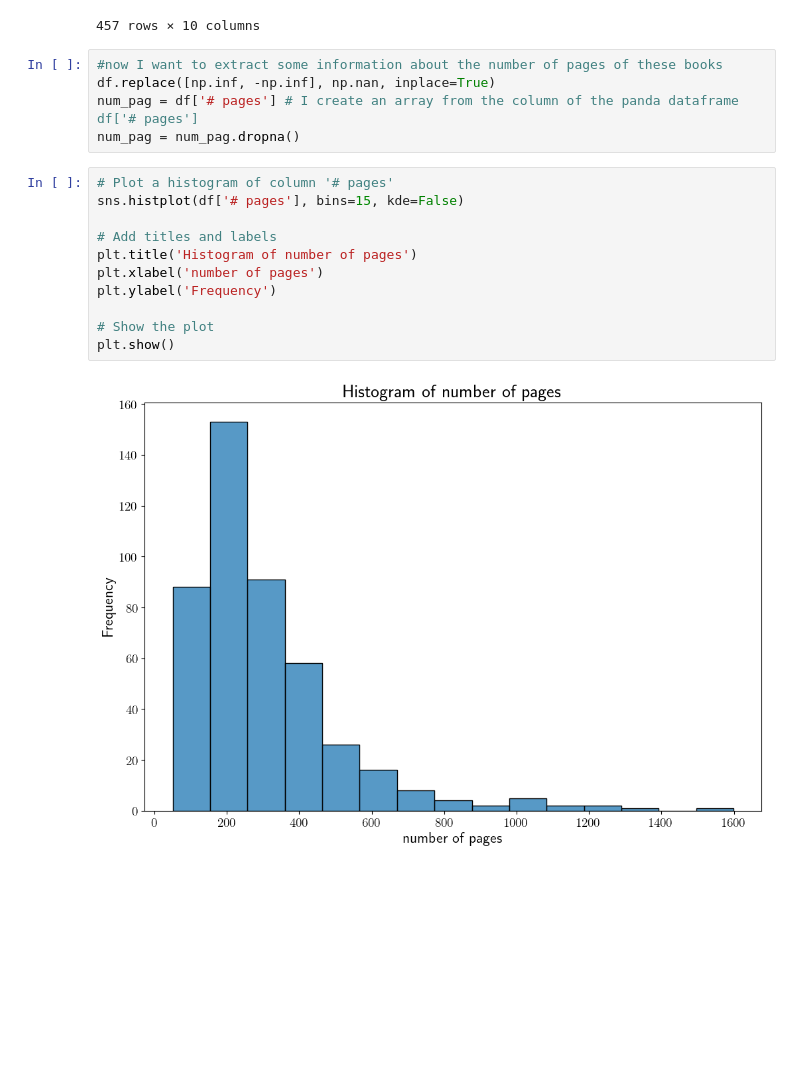
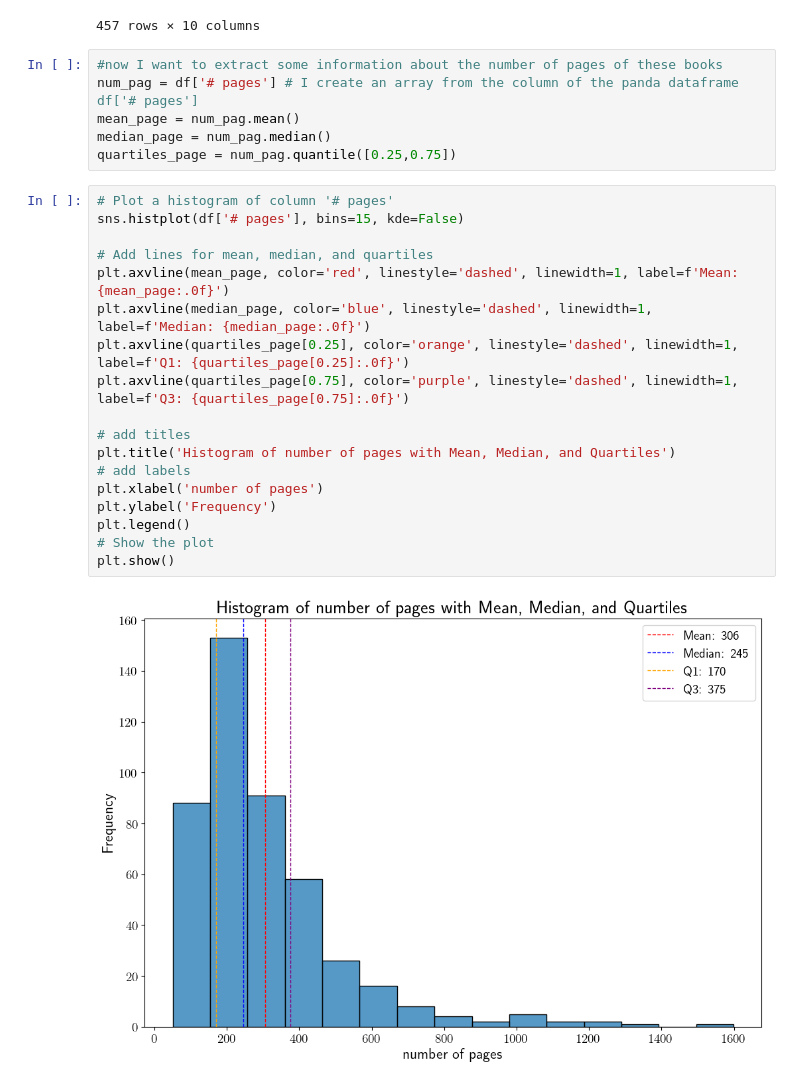
Before and after one commit to anvi-git/Project_Book_library, a Jupyter notebook: book_library.ipynb, the cells around one changed output. Cells and saved outputs as stored; diff of their text form; blank space fills up the shorter version.

```diff
--- a/book_library.ipynb
+++ b/book_library.ipynb
@@ -71,19 +71,27 @@ df
 457 rows × 10 columns
 # %%
 #now I want to extract some information about the number of pages of these books
-df.replace([np.inf, -np.inf], np.nan, inplace=True)
 num_pag = df['# pages'] # I create an array from the column of the panda dataframe df['# pages']
-num_pag = num_pag.dropna()
+mean_page = num_pag.mean()
+median_page = num_pag.median()
+quartiles_page = num_pag.quantile([0.25,0.75])
 # %%
 # Plot a histogram of column '# pages'
 sns.histplot(df['# pages'], bins=15, kde=False)
 
-# Add titles and labels
-plt.title('Histogram of number of pages')
+# Add lines for mean, median, and quartiles
+plt.axvline(mean_page, color='red', linestyle='dashed', linewidth=1, label=f'Mean: {mean_page:.0f}')
+plt.axvline(median_page, color='blue', linestyle='dashed', linewidth=1, label=f'Median: {median_page:.0f}')
+plt.axvline(quartiles_page[0.25], color='orange', linestyle='dashed', linewidth=1, label=f'Q1: {quartiles_page[0.25]:.0f}')
+plt.axvline(quartiles_page[0.75], color='purple', linestyle='dashed', linewidth=1, label=f'Q3: {quartiles_page[0.75]:.0f}')
+
+# add titles
+plt.title('Histogram of number of pages with Mean, Median, and Quartiles')
+# add labels
 plt.xlabel('number of pages')
 plt.ylabel('Frequency')
-
+plt.legend()
 # Show the plot
 plt.show()
 # %% [output]
-[figure, old version]
+[figure, new version]
```
